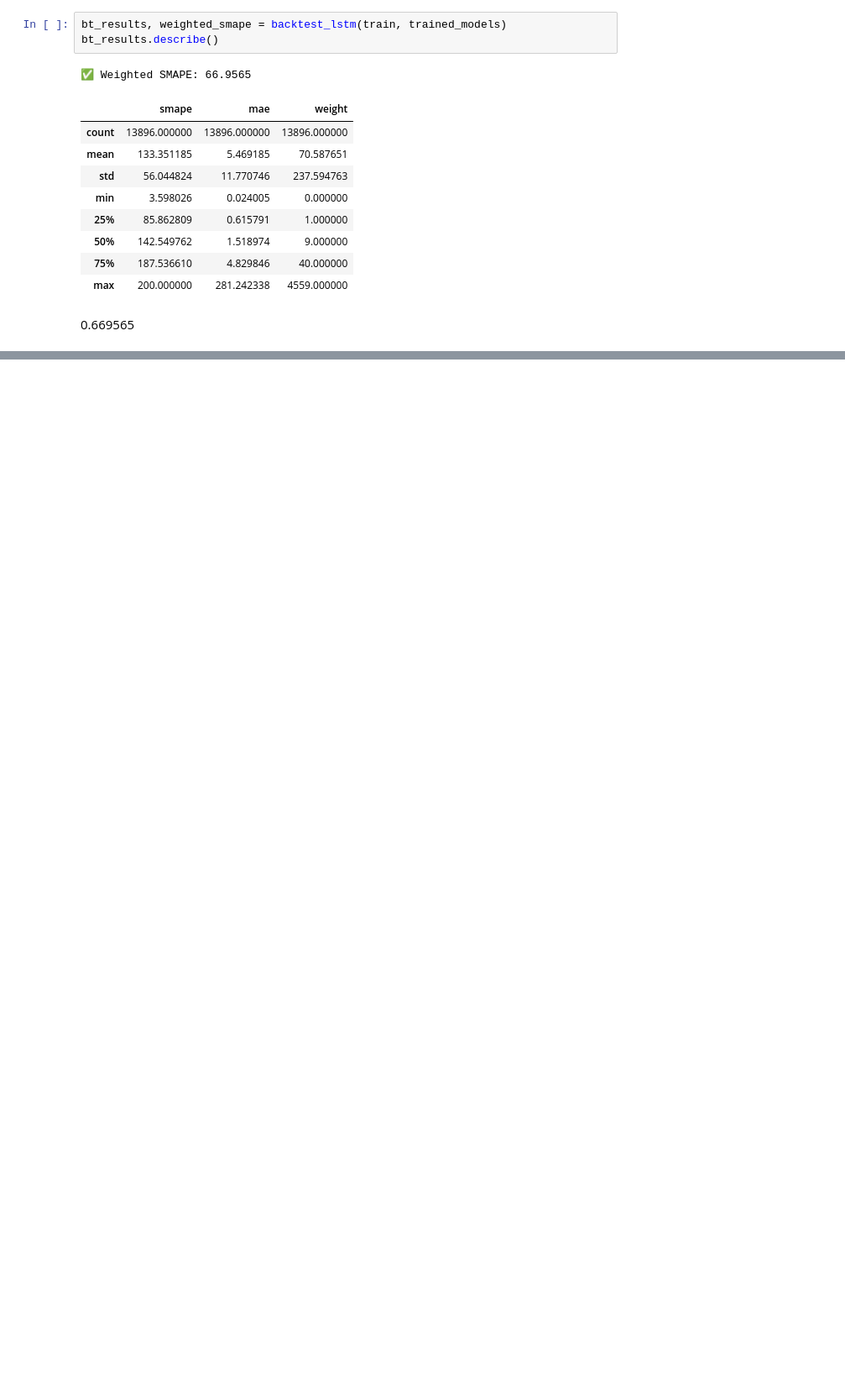
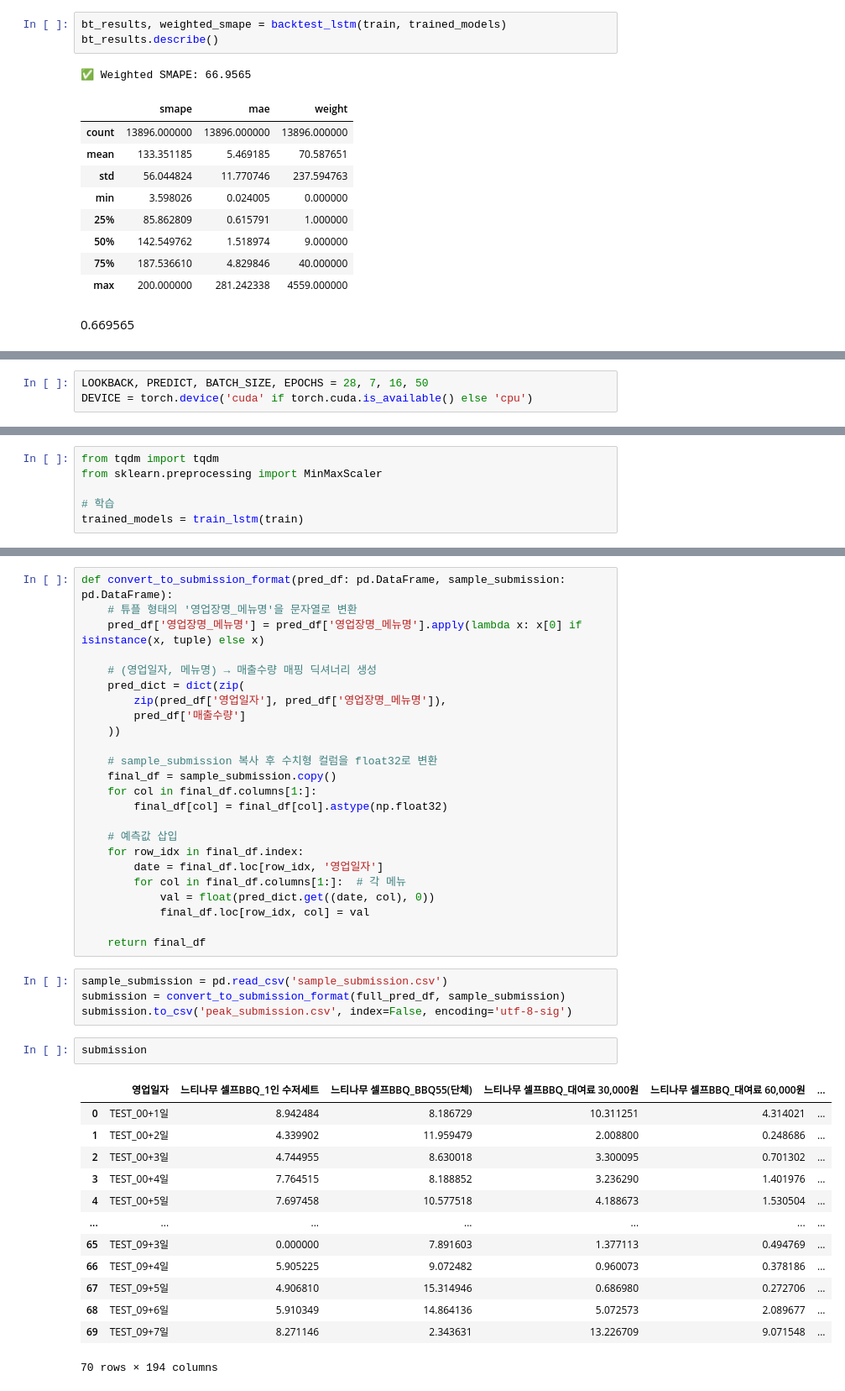
Before and after one commit to b00kkk/LGAimers07_hackerton, a Jupyter notebook: LGAimers.ipynb, the cells around one changed output, grey strips where cells are left out. Shown at 84% size. Drawn from its saved outputs; the diff is of its cells as text; blank space fills up the shorter version.

```diff
--- a/LGAimers.ipynb
+++ b/LGAimers.ipynb
@@ -1628,0 +1993,3 @@ bt_results.describe()
+# %%
+LOOKBACK, PREDICT, BATCH_SIZE, EPOCHS = 28, 7, 16, 50
+DEVICE = torch.device('cuda' if torch.cuda.is_available() else 'cpu')
@@ -1628,0 +2126,6 @@ bt_results.describe()
+# %%
+from tqdm import tqdm
+from sklearn.preprocessing import MinMaxScaler
+
+# 학습
+trained_models = train_lstm(train)
@@ -1628,0 +2221,44 @@ bt_results.describe()
+# %%
+def convert_to_submission_format(pred_df: pd.DataFrame, sample_submission: pd.DataFrame):
+    # 튜플 형태의 '영업장명_메뉴명'을 문자열로 변환
+    pred_df['영업장명_메뉴명'] = pred_df['영업장명_메뉴명'].apply(lambda x: x[0] if isinstance(x, tuple) else x)
+
+    # (영업일자, 메뉴명) → 매출수량 매핑 딕셔너리 생성
+    pred_dict = dict(zip(
+        zip(pred_df['영업일자'], pred_df['영업장명_메뉴명']),
+        pred_df['매출수량']
+    ))
+
+    # sample_submission 복사 후 수치형 컬럼을 float32로 변환
+    final_df = sample_submission.copy()
+    for col in final_df.columns[1:]:
+        final_df[col] = final_df[col].astype(np.float32)
+
+    # 예측값 삽입
+    for row_idx in final_df.index:
+        date = final_df.loc[row_idx, '영업일자']
+        for col in final_df.columns[1:]:  # 각 메뉴
+            val = float(pred_dict.get((date, col), 0))
+            final_df.loc[row_idx, col] = val
+
+    return final_df
+# %%
+sample_submission = pd.read_csv('sample_submission.csv')
+submission = convert_to_submission_format(full_pred_df, sample_submission)
+submission.to_csv('peak_submission.csv', index=False, encoding='utf-8-sig')
+# %%
+submission
+# %% [output]
+|  | 영업일자 | 느티나무 셀프BBQ_1인 수저세트 | 느티나무 셀프BBQ_BBQ55(단체) | 느티나무 셀프BBQ_대여료 30,000원 | 느티나무 셀프BBQ_대여료 60,000원 | ... |
+| 0 | TEST_00+1일 | 8.942484 | 8.186729 | 10.311251 | 4.314021 | ... |
+| 1 | TEST_00+2일 | 4.339902 | 11.959479 | 2.008800 | 0.248686 | ... |
+| 2 | TEST_00+3일 | 4.744955 | 8.630018 | 3.300095 | 0.701302 | ... |
+| 3 | TEST_00+4일 | 7.764515 | 8.188852 | 3.236290 | 1.401976 | ... |
+| 4 | TEST_00+5일 | 7.697458 | 10.577518 | 4.188673 | 1.530504 | ... |
+| ... | ... | ... | ... | ... | ... | ... |
+| 65 | TEST_09+3일 | 0.000000 | 7.891603 | 1.377113 | 0.494769 | ... |
+| 66 | TEST_09+4일 | 5.905225 | 9.072482 | 0.960073 | 0.378186 | ... |
+| 67 | TEST_09+5일 | 4.906810 | 15.314946 | 0.686980 | 0.272706 | ... |
+| 68 | TEST_09+6일 | 5.910349 | 14.864136 | 5.072573 | 2.089677 | ... |
+| 69 | TEST_09+7일 | 8.271146 | 2.343631 | 13.226709 | 9.071548 | ... |
+70 rows × 194 columns
```
Also changed, not shown: parts of 27 cells of this notebook.
